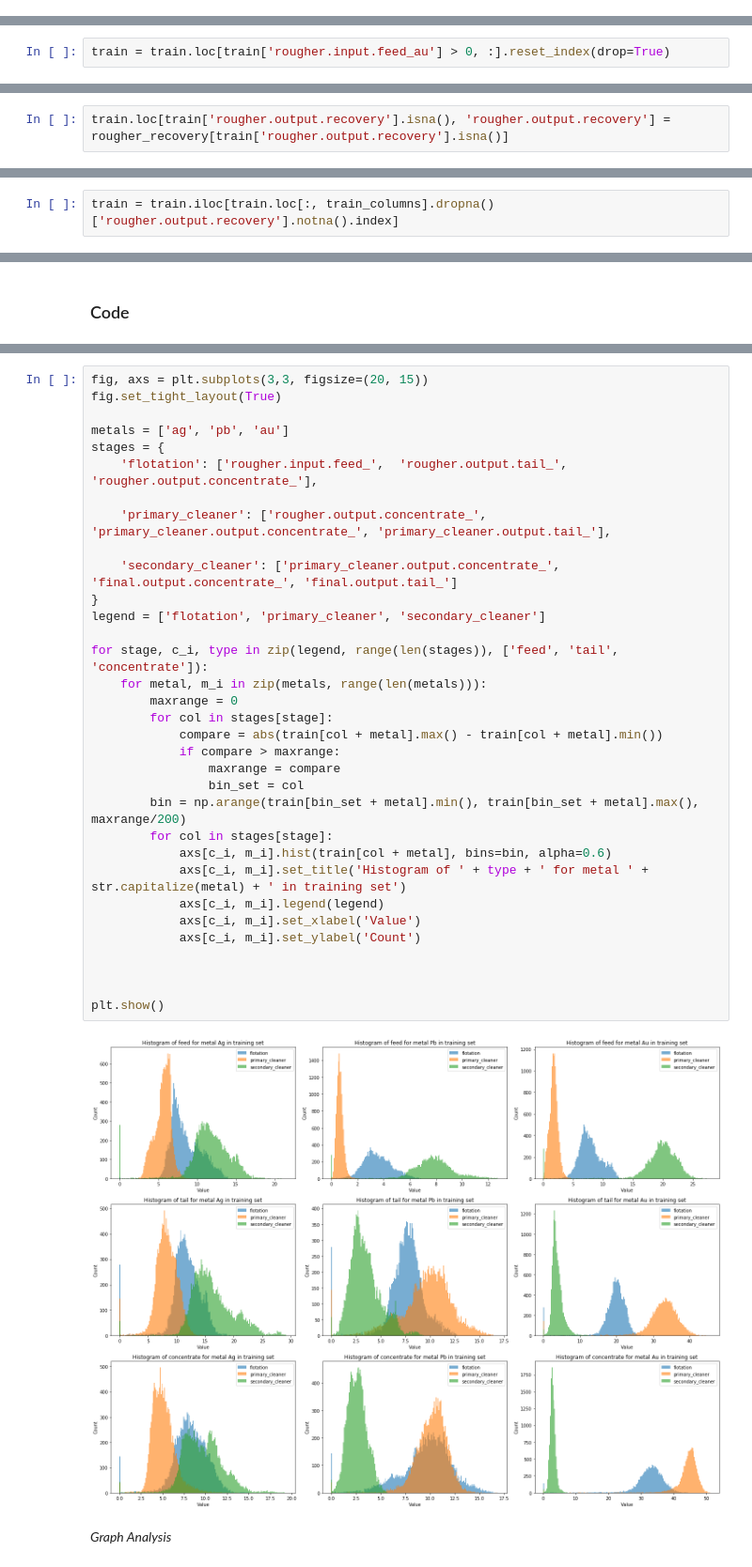
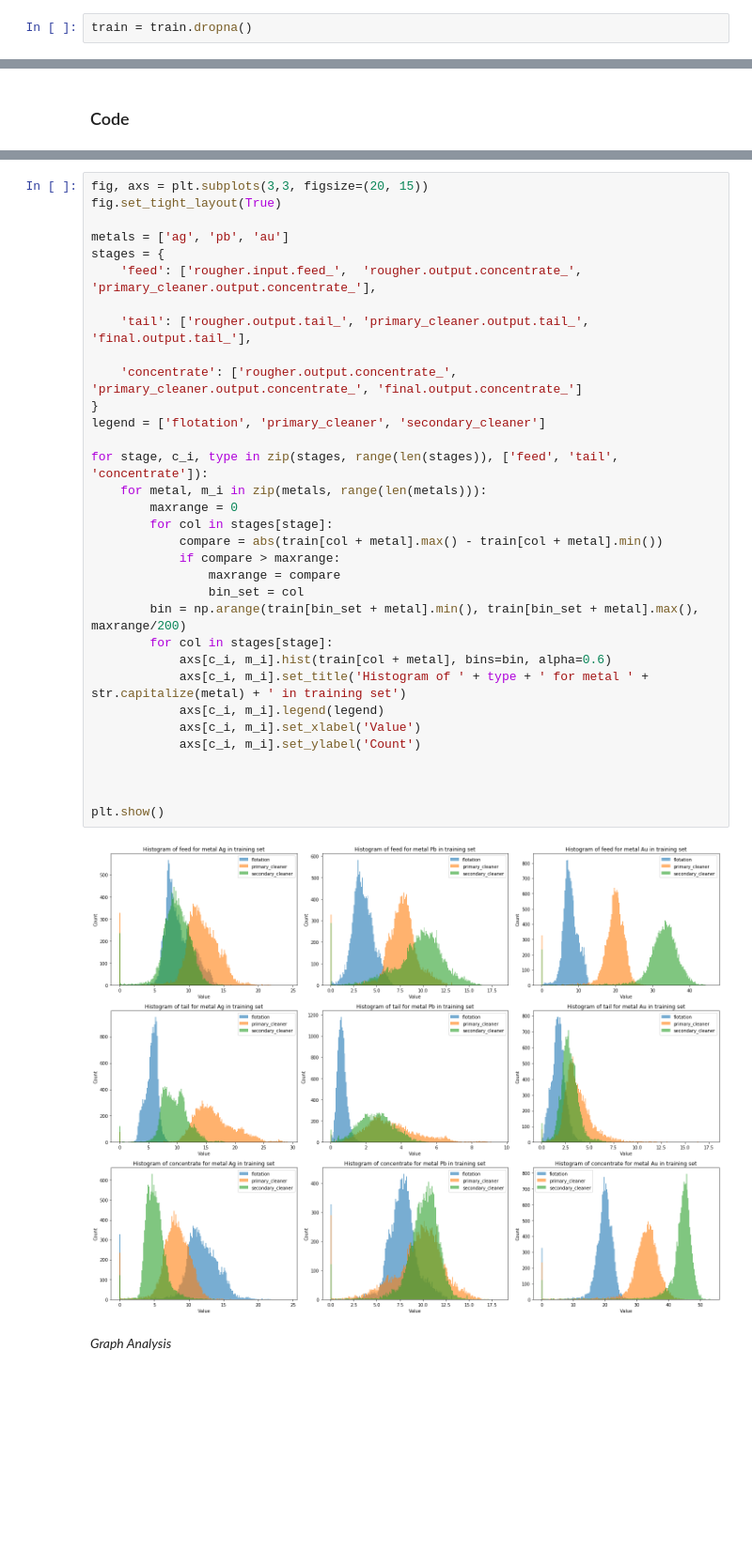
Before and after one commit to lucasmouragomes/portfolio, a Jupyter notebook: gold_mining/sprint10_project.ipynb, the cells around one changed output, grey strips where cells are left out. Shown at 94% size. Saved outputs shown, nothing was run; the diff lists cells and outputs as text; blank space fills up the shorter version.

```diff
--- a/gold_mining/sprint10_project.ipynb
+++ b/gold_mining/sprint10_project.ipynb
@@ -151,3 +132,5 @@ dtype: float64
+# %%
+train = train.dropna()
 # %%
 print('Top rows with missing values in test df (%):')
 (test.isna().sum()/test.shape[0]*100).sort_values(ascending=False).head()
@@ -184,8 +169,6 @@ min          0.000000
 75%         90.131691
 max        100.000000
 Name: rougher.output.recovery, dtype: float64
-# %%
-train = train.loc[train['rougher.input.feed_au'] > 0, :].reset_index(drop=True)
 # %%
 def calc_recovery_rougher(row):
     C = row['rougher.output.concentrate_au'] # gold concentration right after flotation
@@ -222,2 +204,0 @@ The mean absolute error is: 0.79
-# %%
-train.loc[train['rougher.output.recovery'].isna(), 'rougher.output.recovery'] = rougher_recovery[train['rougher.output.recovery'].isna()]
@@ -240,3 +253 @@ dtype: float64
-# %%
-train = train.iloc[train.loc[:, train_columns].dropna()['rougher.output.recovery'].notna().index]
 # %%
@@ -329,38 +330,38 @@ Name: final.output.recovery, dtype: float64
 # %%
 fig, axs = plt.subplots(3,3, figsize=(20, 15))
 fig.set_tight_layout(True)
 
 metals = ['ag', 'pb', 'au']
 stages = {
-    'flotation': ['rougher.input.feed_',  'rougher.output.tail_', 'rougher.output.concentrate_'],
+    'feed': ['rougher.input.feed_',  'rougher.output.concentrate_', 'primary_cleaner.output.concentrate_'],
 
-    'primary_cleaner': ['rougher.output.concentrate_', 'primary_cleaner.output.concentrate_', 'primary_cleaner.output.tail_'],
+    'tail': ['rougher.output.tail_', 'primary_cleaner.output.tail_', 'final.output.tail_'],
 
-    'secondary_cleaner': ['primary_cleaner.output.concentrate_', 'final.output.concentrate_', 'final.output.tail_']
+    'concentrate': ['rougher.output.concentrate_', 'primary_cleaner.output.concentrate_', 'final.output.concentrate_']
 }
 legend = ['flotation', 'primary_cleaner', 'secondary_cleaner']
 
-for stage, c_i, type in zip(legend, range(len(stages)), ['feed', 'tail', 'concentrate']):
+for stage, c_i, type in zip(stages, range(len(stages)), ['feed', 'tail', 'concentrate']):
     for metal, m_i in zip(metals, range(len(metals))):
         maxrange = 0
         for col in stages[stage]:
             compare = abs(train[col + metal].max() - train[col + metal].min())
             if compare > maxrange:
                 maxrange = compare
                 bin_set = col
         bin = np.arange(train[bin_set + metal].min(), train[bin_set + metal].max(), maxrange/200)
         for col in stages[stage]:
             axs[c_i, m_i].hist(train[col + metal], bins=bin, alpha=0.6)
             axs[c_i, m_i].set_title('Histogram of ' + type + ' for metal ' + str.capitalize(metal) + ' in training set')
             axs[c_i, m_i].legend(legend)
             axs[c_i, m_i].set_xlabel('Value')
             axs[c_i, m_i].set_ylabel('Count')
 
 
 
 plt.show()
 # %% [output]
-[figure, old version]
+[figure, new version]
 # %% [markdown]
 *Graph Analysis*
 # %% [markdown]
```
Also changed, not shown: parts of 45 cells of this notebook.
